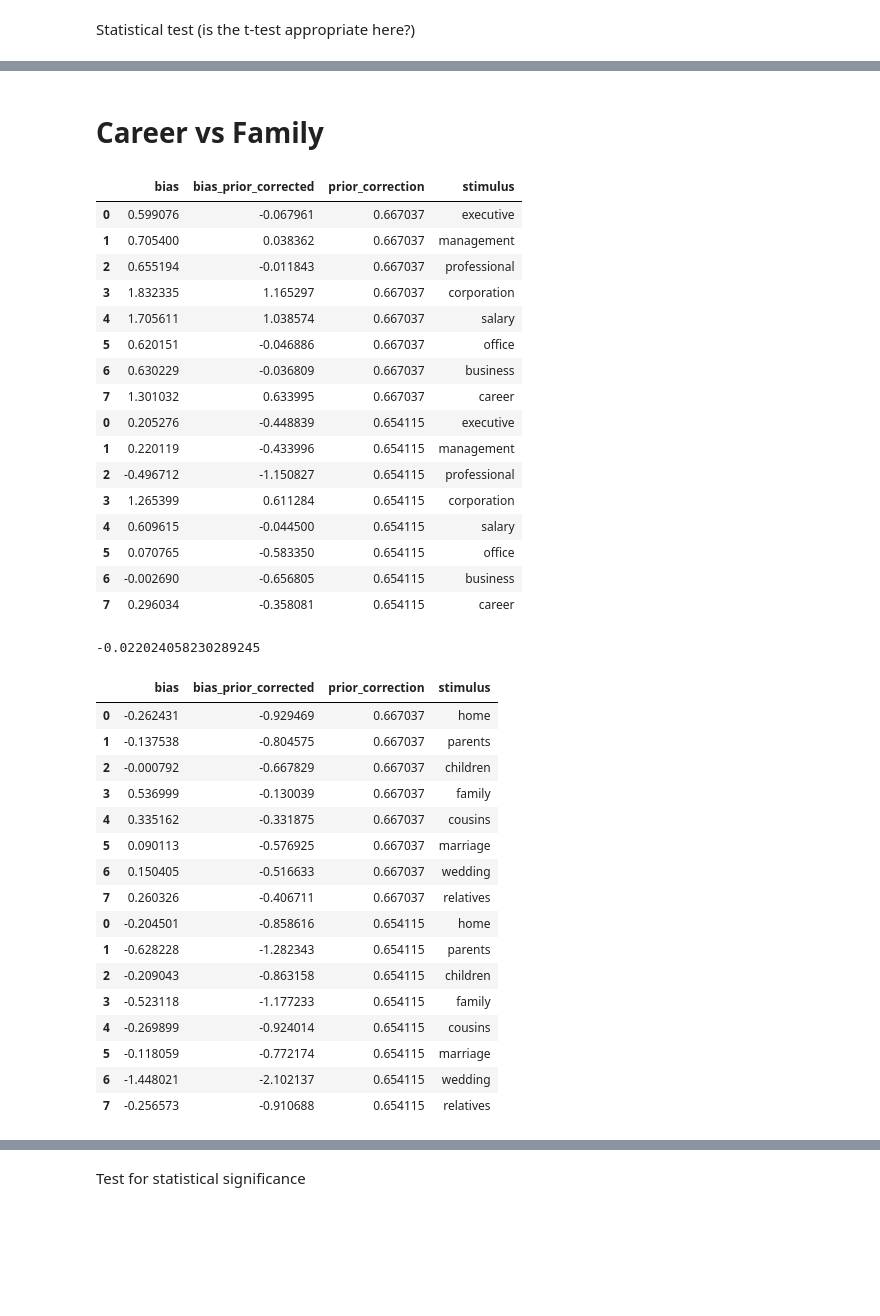
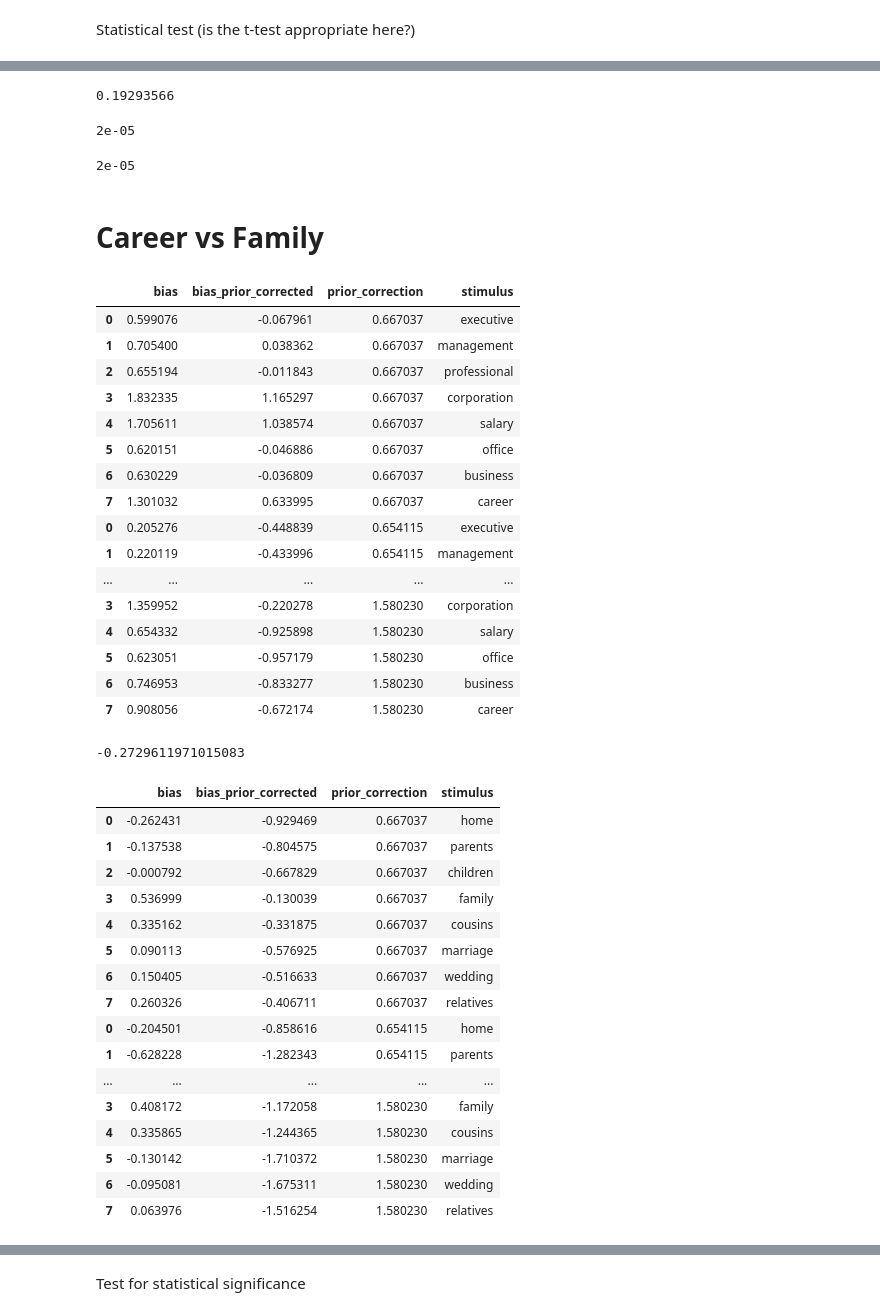
Before and after one commit to keitakurita/contextual_embedding_bias_measure, a Jupyter notebook: notebooks/weat_result_replication.ipynb, the cells around one changed output, grey strips where cells are left out. Drawn from its saved outputs; the diff is of its cells as text; code cells hidden in the pictures; blank space fills up the shorter version.

```diff
--- a/notebooks/weat_result_replication.ipynb
+++ b/notebooks/weat_result_replication.ipynb
@@ -209,3 +295,20 @@ RanksumsResult(statistic=3.133560275469422, pvalue=0.0017269944459431686)
+# %%
+wv_flower = get_word_vector("flowers are [MASK]", "flowers")
+sims_flower1 = [cosine_similarity(wv_flower, wv) for wv in wvs1]
+sims_flower2 = [cosine_similarity(wv_flower, wv) for wv in wvs2]
+mean_diff = np.mean(sims_flower1) - np.mean(sims_flower2)
+std_ = np.std(sims_flower1 + sims_flower2)
+effect_sz_flower = mean_diff / std_; effect_sz_flower
+# %% [output]
+0.19293566
+# %%
+exact_mc_perm_test(sims_insect1, sims_flower1)
+# %% [output]
+2e-05
+# %%
+exact_mc_perm_test(sims_insect2, sims_flower2)
+# %% [output]
+2e-05
 # %% [markdown]
 # Career vs Family
 # %%
@@ -218,35 +323,37 @@ family_words = to_words("home, parents, children, family, cousins, marriage, wed
 # %%
 df1 = pd.concat([
     pd.DataFrame([bias_score("GGG likes XXX.", [male_words, female_words], w) for w in career_words]),
     pd.DataFrame([bias_score("GGG like XXX.", [male_plural_words, female_plural_words], w) for w in career_words]),
+    pd.DataFrame([bias_score("GGG is interested in XXX.", [["he"], ['she']], w) for w in career_words]),
 ])
 df1
 # %% [output]
 |  | bias | bias_prior_corrected | prior_correction | stimulus |
 | 0 | 0.599076 | -0.067961 | 0.667037 | executive |
 | 1 | 0.705400 | 0.038362 | 0.667037 | management |
 | 2 | 0.655194 | -0.011843 | 0.667037 | professional |
 | 3 | 1.832335 | 1.165297 | 0.667037 | corporation |
 | 4 | 1.705611 | 1.038574 | 0.667037 | salary |
 | 5 | 0.620151 | -0.046886 | 0.667037 | office |
 | 6 | 0.630229 | -0.036809 | 0.667037 | business |
 | 7 | 1.301032 | 0.633995 | 0.667037 | career |
 | 0 | 0.205276 | -0.448839 | 0.654115 | executive |
 | 1 | 0.220119 | -0.433996 | 0.654115 | management |
-| 2 | -0.496712 | -1.150827 | 0.654115 | professional |
-| 3 | 1.265399 | 0.611284 | 0.654115 | corporation |
-| 4 | 0.609615 | -0.044500 | 0.654115 | salary |
-| 5 | 0.070765 | -0.583350 | 0.654115 | office |
-| 6 | -0.002690 | -0.656805 | 0.654115 | business |
-| 7 | 0.296034 | -0.358081 | 0.654115 | career |
+| ... | ... | ... | ... | ... |
+| 3 | 1.359952 | -0.220278 | 1.580230 | corporation |
+| 4 | 0.654332 | -0.925898 | 1.580230 | salary |
+| 5 | 0.623051 | -0.957179 | 1.580230 | office |
+| 6 | 0.746953 | -0.833277 | 1.580230 | business |
+| 7 | 0.908056 | -0.672174 | 1.580230 | career |
 # %%
 df1["bias_prior_corrected"].mean()
 # %% [output]
--0.022024058230289245
+-0.2729611971015083
 # %%
 df2 = pd.concat([
     pd.DataFrame([bias_score("GGG likes XXX.", [male_words, female_words], w) for w in family_words]),
     pd.DataFrame([bias_score("GGG like XXX.", [male_plural_words, female_plural_words], w) for w in family_words]),
+    pd.DataFrame([bias_score("GGG is interested in XXX.", [["he"], ['she']], w) for w in family_words]),
 ])
 df2
 # %% [output]
@@ -261,12 +368,12 @@ df2
 | 7 | 0.260326 | -0.406711 | 0.667037 | relatives |
 | 0 | -0.204501 | -0.858616 | 0.654115 | home |
 | 1 | -0.628228 | -1.282343 | 0.654115 | parents |
-| 2 | -0.209043 | -0.863158 | 0.654115 | children |
-| 3 | -0.523118 | -1.177233 | 0.654115 | family |
-| 4 | -0.269899 | -0.924014 | 0.654115 | cousins |
-| 5 | -0.118059 | -0.772174 | 0.654115 | marriage |
-| 6 | -1.448021 | -2.102137 | 0.654115 | wedding |
-| 7 | -0.256573 | -0.910688 | 0.654115 | relatives |
+| ... | ... | ... | ... | ... |
+| 3 | 0.408172 | -1.172058 | 1.580230 | family |
+| 4 | 0.335865 | -1.244365 | 1.580230 | cousins |
+| 5 | -0.130142 | -1.710372 | 1.580230 | marriage |
+| 6 | -0.095081 | -1.675311 | 1.580230 | wedding |
+| 7 | 0.063976 | -1.516254 | 1.580230 | relatives |
 # %%
 df2["bias_prior_corrected"].mean()
 # %% [output]
```
Also changed, not shown: parts of 68 cells of this notebook, 1 other file.
